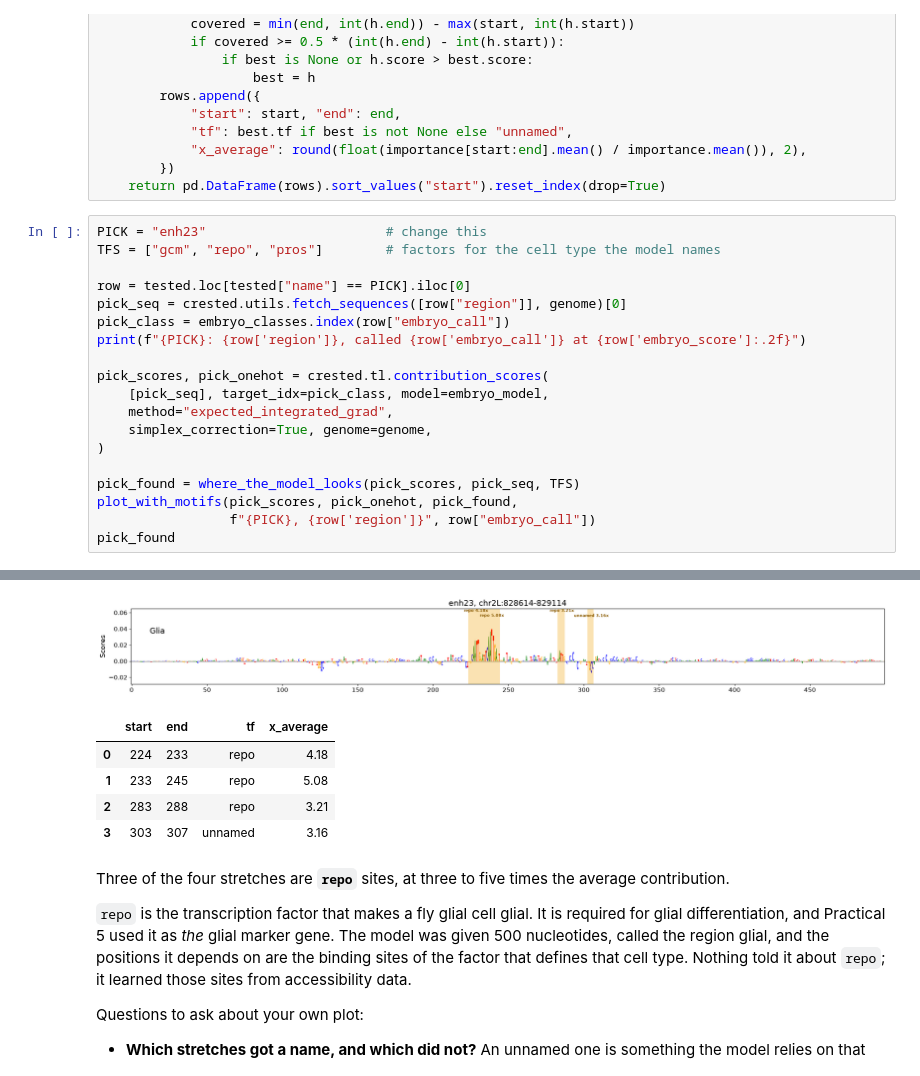
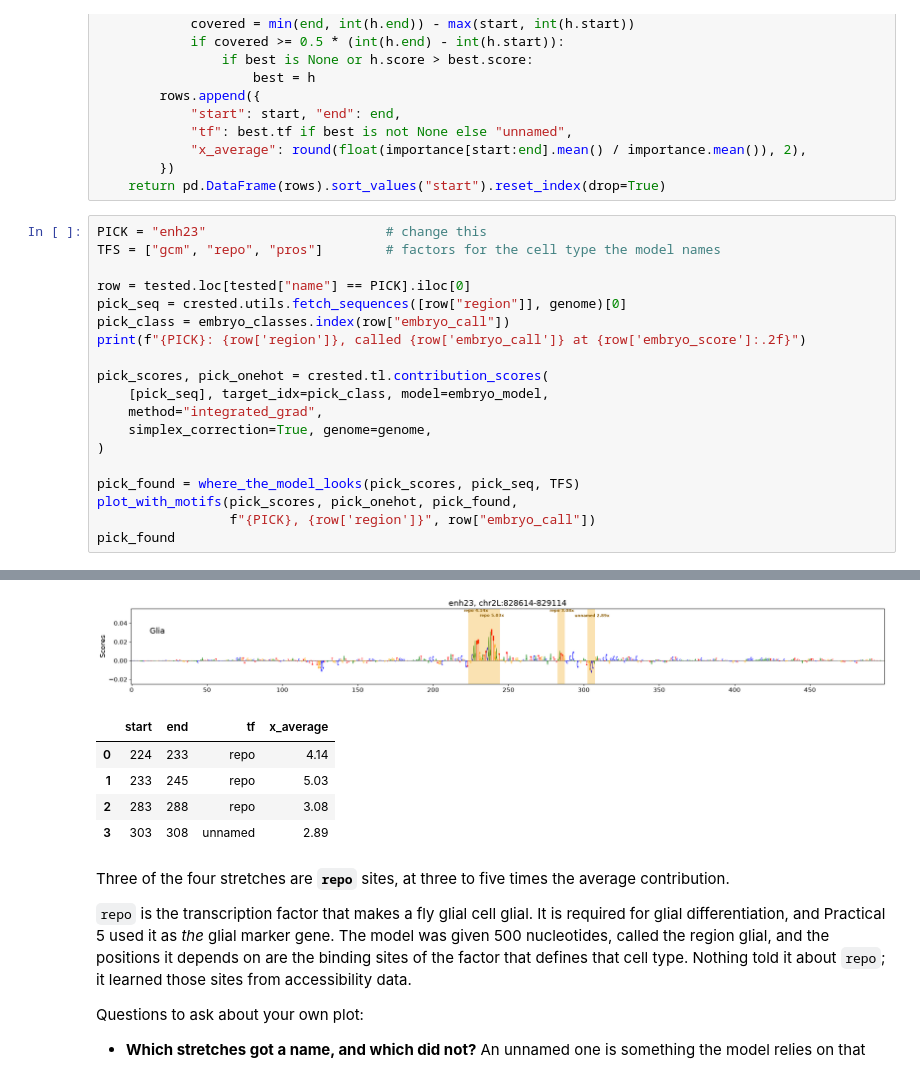
Before and after one commit to nkempynck/isn-school-2026, a Jupyter notebook: notebooks/practicals/06_crested_deepflybrain.ipynb, the cells around one changed output, grey strips where cells are left out. Saved outputs shown, nothing was run; the diff lists cells and outputs as text.

```diff
--- a/notebooks/practicals/06_crested_deepflybrain.ipynb
+++ b/notebooks/practicals/06_crested_deepflybrain.ipynb
@@ -810,7 +806,7 @@ print(f"{PICK}: {row['region']}, called {row['embryo_call']} at {row['embryo_sco
 
 pick_scores, pick_onehot = crested.tl.contribution_scores(
     [pick_seq], target_idx=pick_class, model=embryo_model,
-    method="expected_integrated_grad",
+    method="integrated_grad",
     simplex_correction=True, genome=genome,
 )
 
@@ -824,9 +820,9 @@ enh23: chr2L:828614-829114, called Glia at 0.63
-[figure, old version]
+[figure, new version]
 |  | start | end | tf | x_average |
-| 0 | 224 | 233 | repo | 4.18 |
-| 1 | 233 | 245 | repo | 5.08 |
-| 2 | 283 | 288 | repo | 3.21 |
-| 3 | 303 | 307 | unnamed | 3.16 |
+| 0 | 224 | 233 | repo | 4.14 |
+| 1 | 233 | 245 | repo | 5.03 |
+| 2 | 283 | 288 | repo | 3.08 |
+| 3 | 303 | 308 | unnamed | 2.89 |
 # %% [markdown]
 Three of the four stretches are **`repo`** sites, at three to five times the
 average contribution.
```
Also changed, not shown: parts of 20 cells of this notebook, 2 other files.
